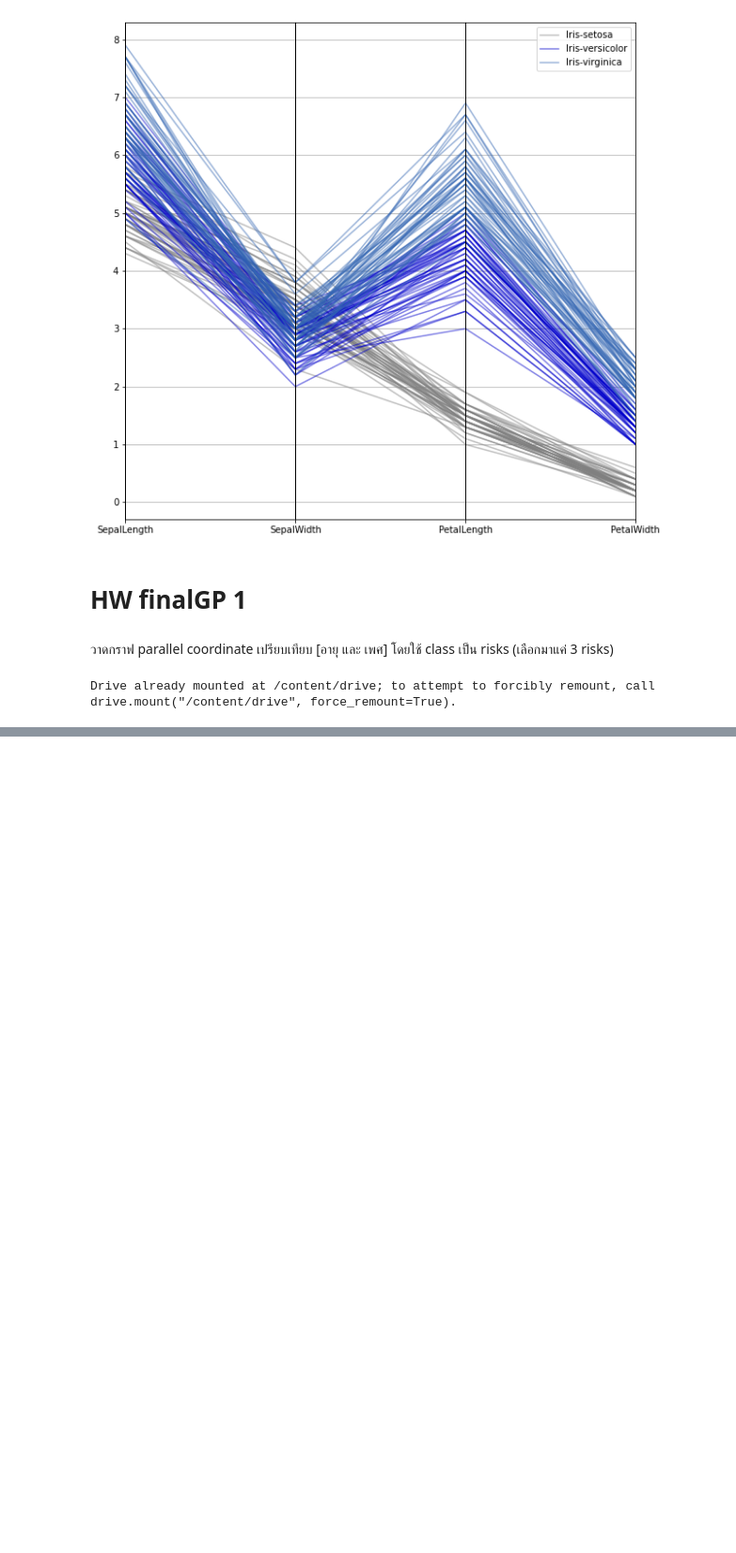
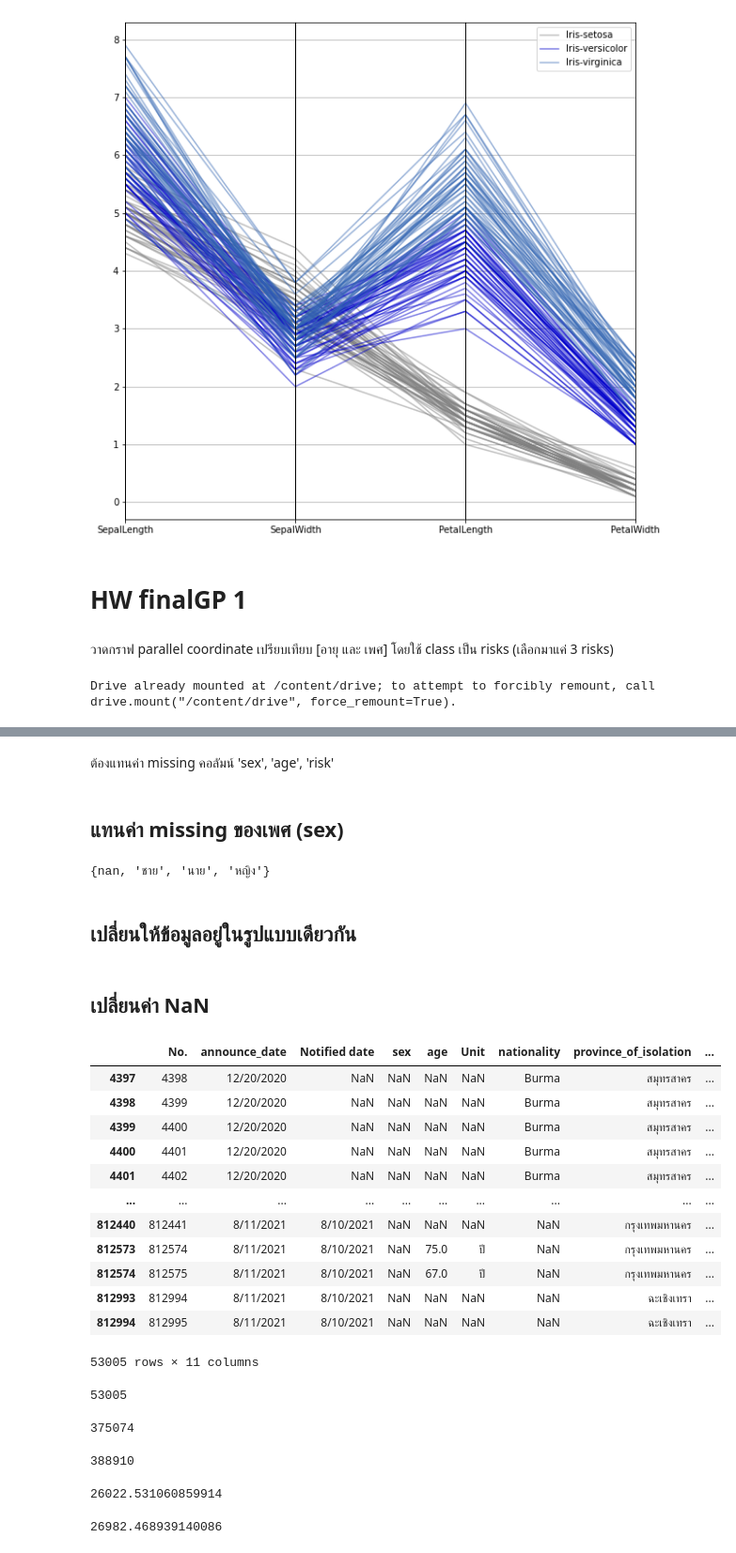
Before and after one commit to Jaomiew/data_viz_2022, a Jupyter notebook: DataViz01_Table_Data.ipynb, the cells around one changed output, grey strips where cells are left out. Shown at 94% size. Saved outputs shown, nothing was run; the diff lists cells and outputs as text; code cells hidden in the pictures; blank space fills up the shorter version.

```diff
--- a/DataViz01_Table_Data.ipynb
+++ b/DataViz01_Table_Data.ipynb
@@ -152,4 +152,4 @@ path = '/content/drive/My Drive/midterm_dataviz2021'      # ชี้ dirve ท
 Drive already mounted at /content/drive; to attempt to forcibly remount, call drive.mount("/content/drive", force_remount=True).
 # %%
 data_file_path = os.path.join(path,'confirmed-cases.csv')
-data_covid = pd.read_excel(data_file_path)   # อ่านไฟล์ csv
+data_covid = pd.read_csv(data_file_path)   # อ่านไฟล์ csv
@@ -157,0 +190,62 @@ ValueError: ignored
+# %% [markdown]
+ต้องแทนค่า missing คอลัมน์ 'sex', 'age', 'risk'
+# %% [markdown]
+## **แทนค่า missing ของเพศ (sex)**
+# %%
+set(data_covid['sex'])
+# %% [output]
+{nan, 'ชาย', 'นาย', 'หญิง'}
+# %% [markdown]
+## **เปลี่ยนให้ข้อมูลอยู่ในรูปแบบเดียวกัน**
+# %%
+# เปลี่ยน 'นาย' ให้เป็น 'ชาย' เพื่อให้ข้อมูลอยู่ในรูปแบบเดียวกัน
+data_covid['sex'].replace({'นาย':'ชาย'}, inplace=True)
+# %% [markdown]
+## **เปลี่ยนค่า NaN**
+# %%
+# ดูข้อมูลที่คอลัมน์ 'sex' เป็นค่า NaN
+data_covid[data_covid['sex'].isnull()]
+# %% [output]
+|  | No. | announce_date | Notified date | sex | age | Unit | nationality | province_of_isolation | ... |
+| 4397 | 4398 | 12/20/2020 | NaN | NaN | NaN | NaN | Burma | สมุทรสาคร | ... |
+| 4398 | 4399 | 12/20/2020 | NaN | NaN | NaN | NaN | Burma | สมุทรสาคร | ... |
+| 4399 | 4400 | 12/20/2020 | NaN | NaN | NaN | NaN | Burma | สมุทรสาคร | ... |
+| 4400 | 4401 | 12/20/2020 | NaN | NaN | NaN | NaN | Burma | สมุทรสาคร | ... |
+| 4401 | 4402 | 12/20/2020 | NaN | NaN | NaN | NaN | Burma | สมุทรสาคร | ... |
+| ... | ... | ... | ... | ... | ... | ... | ... | ... | ... |
+| 812440 | 812441 | 8/11/2021 | 8/10/2021 | NaN | NaN | NaN | NaN | กรุงเทพมหานคร | ... |
+| 812573 | 812574 | 8/11/2021 | 8/10/2021 | NaN | 75.0 | ปี | NaN | กรุงเทพมหานคร | ... |
+| 812574 | 812575 | 8/11/2021 | 8/10/2021 | NaN | 67.0 | ปี | NaN | กรุงเทพมหานคร | ... |
+| 812993 | 812994 | 8/11/2021 | 8/10/2021 | NaN | NaN | NaN | NaN | ฉะเชิงเทรา | ... |
+| 812994 | 812995 | 8/11/2021 | 8/10/2021 | NaN | NaN | NaN | NaN | ฉะเชิงเทรา | ... |
+53005 rows × 11 columns
+# %%
+# ดูว่าคอลัมน์ 'sex' มีค่า nan อยู่เท่าไหร่
+cnan = data_covid[data_covid['sex'].isnull()]['No.'].count()
+cnan
+# %% [output]
+53005
+# %%
+# ดูว่าคอลัมน์ 'sex' มีเพศชาย อยู่เท่าไหร่
+m = data_covid[data_covid['sex']=='ชาย']['sex'].count()
+m
+# %% [output]
+375074
+# %%
+# ดูว่าคอลัมน์ 'sex' มีเพศหญิง อยู่เท่าไหร่
+fm = data_covid[data_covid['sex']=='หญิง']['sex'].count()
+fm
+# %% [output]
+388910
+# %%
+# หาจำนวนที่จะเปลี่ยนค่า NaN ในคอลัมน์ sex เป็น 'ชาย'
+mq = (((m*100)/(m + fm))*cnan)/100
+mq
+# %% [output]
+26022.531060859914
+# %%
+# หาจำนวนที่จะเปลี่ยนค่า NaN ในคอลัมน์ sex เป็น 'หญิง'
+fmq = (((fm*100)/(m + fm))*cnan)/100
+fmq
+# %% [output]
+26982.468939140086
```
Also changed, not shown: parts of 32 cells of this notebook.
